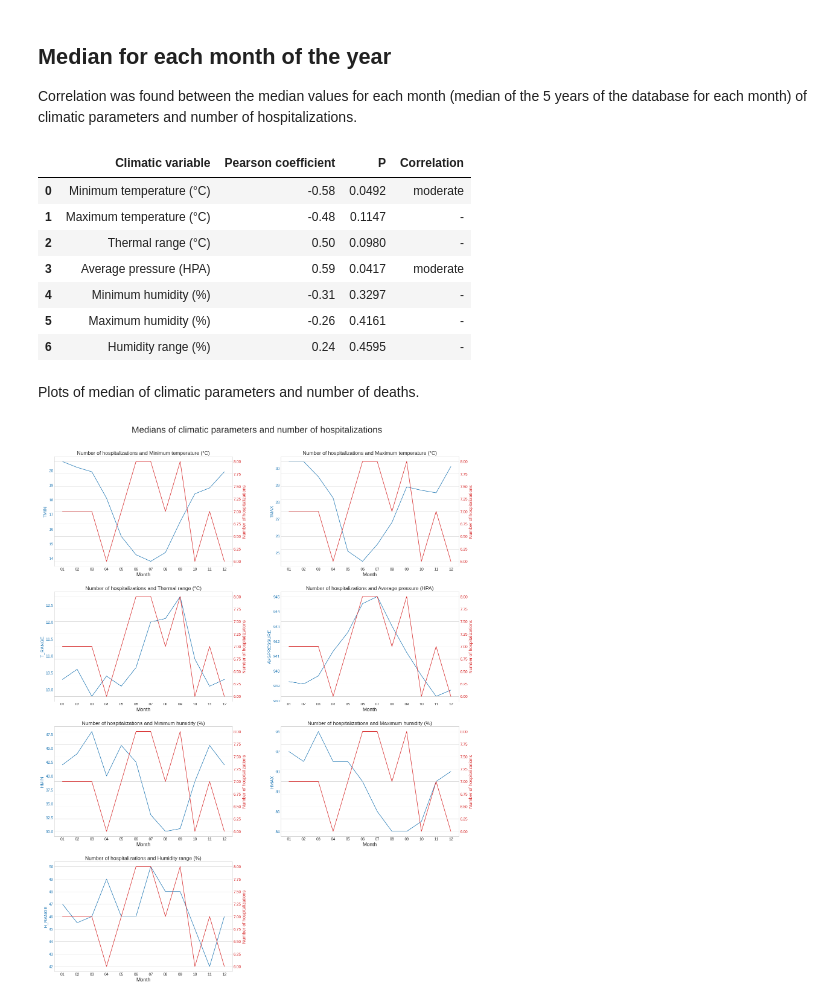
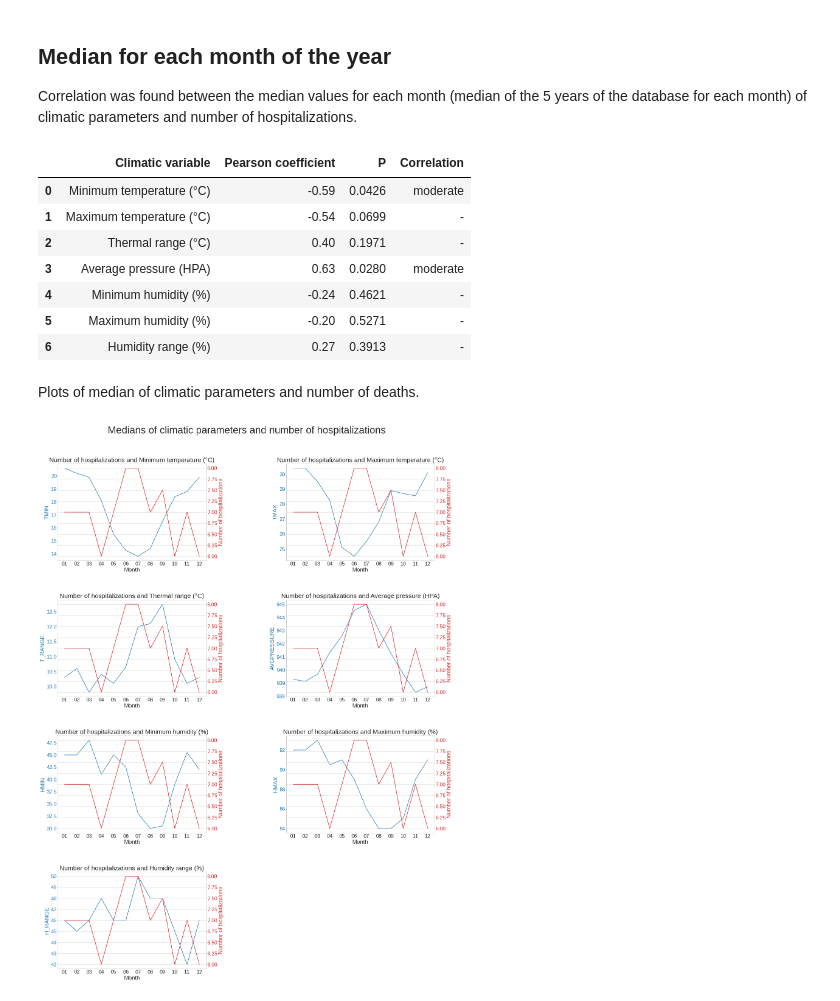
Before and after one commit to climate-and-health-datasci-Unicamp/project-climatic-variations-cardiovascular-diseases, a Jupyter notebook: notebooks/TR_2021_02_Correlations_between_cardiovascular_hospitalizations_and_climatic_variables.ipynb, the cells around one changed output. Saved outputs shown, nothing was run; the diff lists cells and outputs as text; code cells hidden in the pictures.

```diff
--- a/notebooks/TR_2021_02_Correlations_between_cardiovascular_hospitalizations_and_climatic_variables.ipynb
+++ b/notebooks/TR_2021_02_Correlations_between_cardiovascular_hospitalizations_and_climatic_variables.ipynb
@@ -58,7 +58,7 @@ Mounted at /content/drive
 #-------------------------------------------------------------------#
 #           Load dataframe - climatic data from Viracopos           #
 #-------------------------------------------------------------------#
-df_viracopos =  pd.read_csv('viracopos.csv')
+df_viracopos =  pd.read_csv('viracopos_regression.csv')
 df_viracopos = df_viracopos[df_viracopos['DATE']>='2014-01-01'] #only for the period of time with health data
 df_viracopos = df_viracopos.drop(columns = 'Unnamed: 0')
 df_viracopos['T_RANGE'] = df_viracopos['TMAX'] - df_viracopos['TMIN'] #create column for thermal range
@@ -173,47 +173,47 @@ df2 = df2.drop_duplicates('Month')
 get_correlation(df2)
 # %% [output]
 |  | Climatic variable | Pearson coefficient | P | Correlation |
-| 0 | Minimum temperature (°C) | -0.58 | 0.0492 | moderate |
-| 1 | Maximum temperature (°C) | -0.48 | 0.1147 | - |
-| 2 | Thermal range (°C) | 0.50 | 0.0980 | - |
-| 3 | Average pressure (HPA) | 0.59 | 0.0417 | moderate |
-| 4 | Minimum humidity (%) | -0.31 | 0.3297 | - |
-| 5 | Maximum humidity (%) | -0.26 | 0.4161 | - |
-| 6 | Humidity range (%) | 0.24 | 0.4595 | - |
+| 0 | Minimum temperature (°C) | -0.59 | 0.0426 | moderate |
+| 1 | Maximum temperature (°C) | -0.54 | 0.0699 | - |
+| 2 | Thermal range (°C) | 0.40 | 0.1971 | - |
+| 3 | Average pressure (HPA) | 0.63 | 0.0280 | moderate |
+| 4 | Minimum humidity (%) | -0.24 | 0.4621 | - |
+| 5 | Maximum humidity (%) | -0.20 | 0.5271 | - |
+| 6 | Humidity range (%) | 0.27 | 0.3913 | - |
 # %% [markdown]
 Plots of median of climatic parameters and number of deaths.
 # %%
 fig1 = plt.figure(figsize=(21, 25))
 plt.style.use('seaborn-whitegrid')
-fig1.suptitle('Medians of climatic parameters and number of hospitalizations',fontsize=30,y= 1.03)
+fig1.suptitle('Medians of climatic parameters and number of hospitalizations',fontsize=33,y= 1.03)
 
 variables_list = ['TMIN','TMAX','T_RANGE','AVGPRESSURE','HMIN','HMAX','H_RANGE']
 titles = ['Minimum temperature (°C)','Maximum temperature (°C)','Thermal range (°C)','Average pressure (HPA)',
             'Minimum humidity (%)','Maximum humidity (%)','Humidity range (%)']
 
 for i in range(0,len(variables_list)):
   fig1.subplots_adjust(hspace=3, wspace= 2)
   ax1 = fig1.add_subplot(4, 2, i+1)
   t = df2['Month']
   data1 = df2[f'{variables_list[i]}']
   data2 = df2['N_hosp']
 
   plt.style.use('seaborn-whitegrid')
-  ax1.set_xlabel('Month',fontsize = 17)
-  ax1.set_title(f'Number of hospitalizations and {titles[i]}',fontsize = 17)
-  ax1.set_ylabel(f'{variables_list[i]}', color='C0',fontsize = 15)
+  ax1.set_xlabel('Month',fontsize = 19)
+  ax1.set_title(f'Number of hospitalizations and {titles[i]}',fontsize = 21)
+  ax1.set_ylabel(f'{variables_list[i]}', color='C0',fontsize = 19)
   ax1.plot(t, data1, color='C0')
-  ax1.tick_params(axis='y', labelcolor='C0', labelsize=13)
-  ax1.tick_params(axis='x', labelsize=13)
+  ax1.tick_params(axis='y', labelcolor='C0', labelsize=17)
+  ax1.tick_params(axis='x', labelsize=17)
 
   ax2 = ax1.twinx()  # instantiate a second axes that shares the same x-axis
 
-  ax2.set_ylabel('Number of hospitalizations', color='C3',fontsize = 15)  # we already handled the x-label with ax1
+  ax2.set_ylabel('Number of hospitalizations', color='C3',fontsize = 19)  # we already handled the x-label with ax1
   ax2.plot(t, data2, color='C3')
-  ax2.tick_params(axis='y', labelcolor='C3', labelsize = 13)
+  ax2.tick_params(axis='y', labelcolor='C3', labelsize = 17)
 
   ax1.grid()
 
 fig1.tight_layout()  # otherwise the right y-label is slightly clipped
 # %% [output]
-[figure, old version]
+[figure, new version]
```
Also changed, not shown: parts of 4 cells of this notebook.
